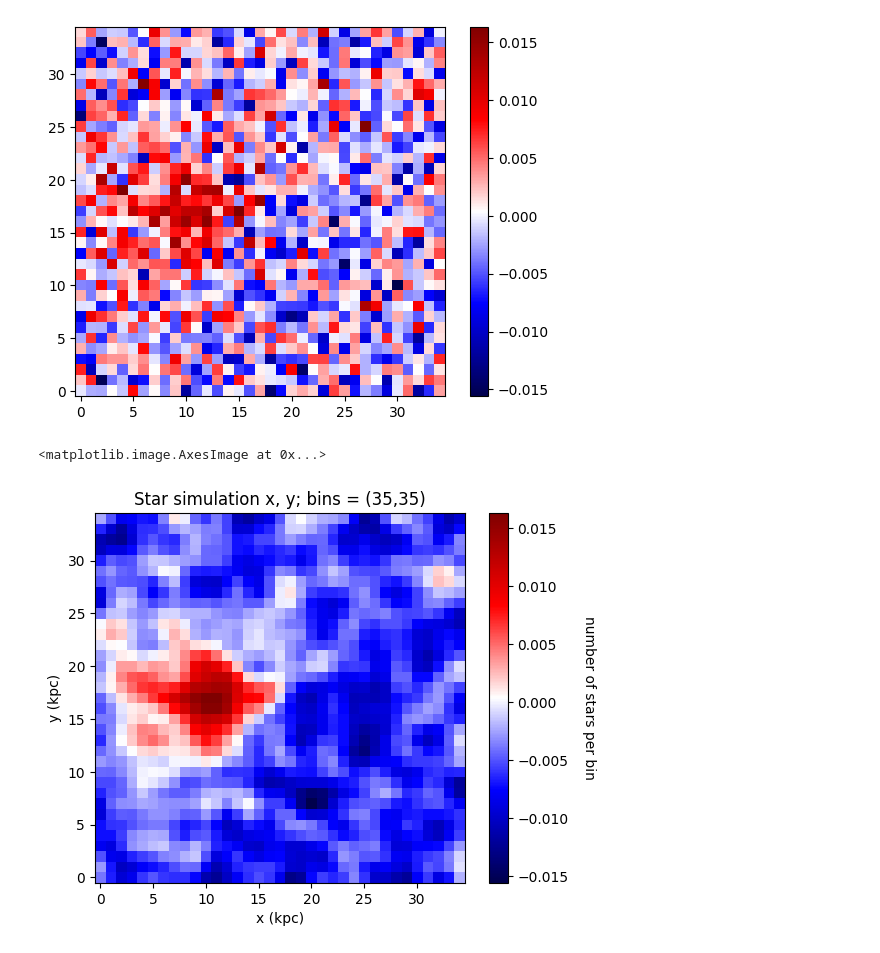
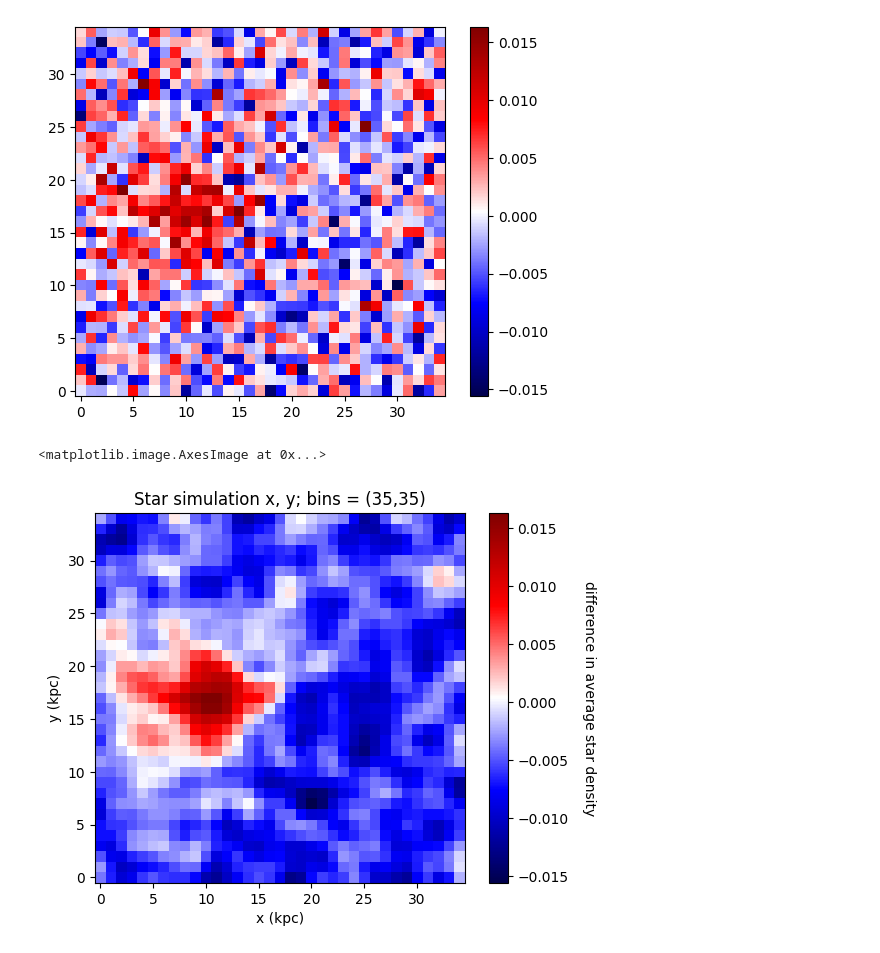
Before and after one commit to TheArchAstronomer/My_thesis, a Jupyter notebook: CDM_sim_viz.ipynb, the cells around one changed output. Drawn from its saved outputs; the diff is of its cells as text; code cells hidden in the pictures.

```diff
--- a/CDM_sim_viz.ipynb
+++ b/CDM_sim_viz.ipynb
@@ -78,16 +78,16 @@ fig.colorbar(im, ax=ax)
 # %%
 fig,ax = plt.subplots()
 pre_OD, xedges, yedges = np.histogram2d(x_s, y_s, (35, 35))
 OD = (pre_OD / np.mean(pre_OD)-1)
 im = ax.imshow(overdensity.T, origin='lower', cmap = "seismic")
 c = plt.colorbar(im, ax=ax)
 plt.title("Star simulation x, y; bins = (35,35)")
 plt.xlabel("x (kpc)")
 plt.ylabel("y (kpc)")
-c.set_label('number of stars per bin', rotation=270, labelpad=20)
+c.set_label('difference in average star density', rotation=270, labelpad=20)
 
 im_smoothed = gaussian_filter(im, sigma=1)
 plt.imshow(hist_smoothed.T, origin='lower', cmap="seismic")
 # %% [output]
 <matplotlib.image.AxesImage at 0x...>
-[figure, old version]
+[figure, new version]
```
